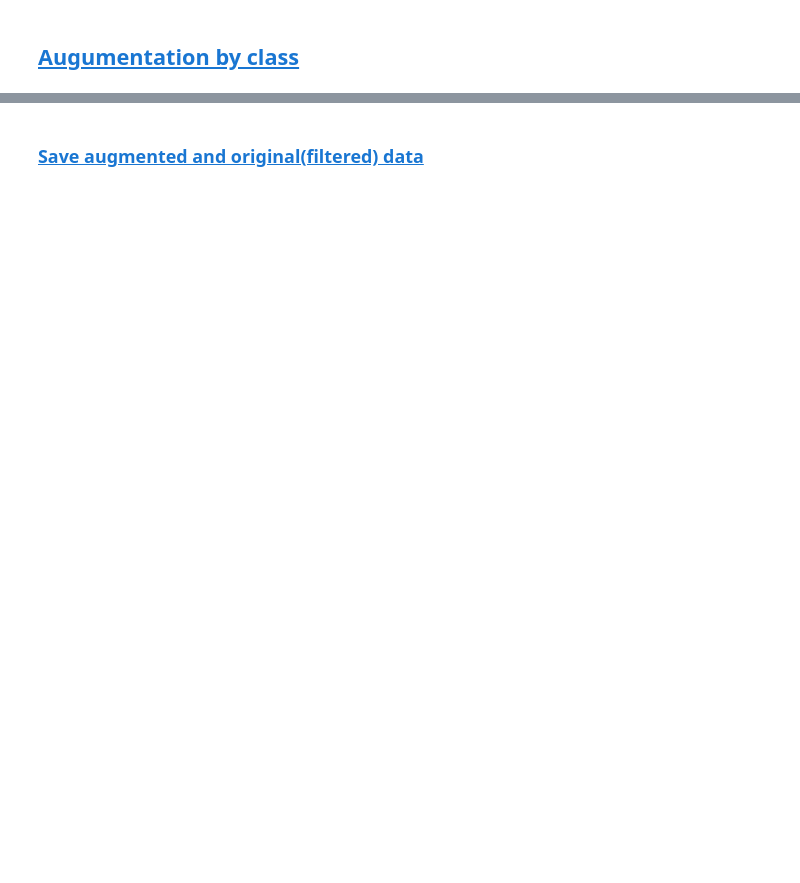
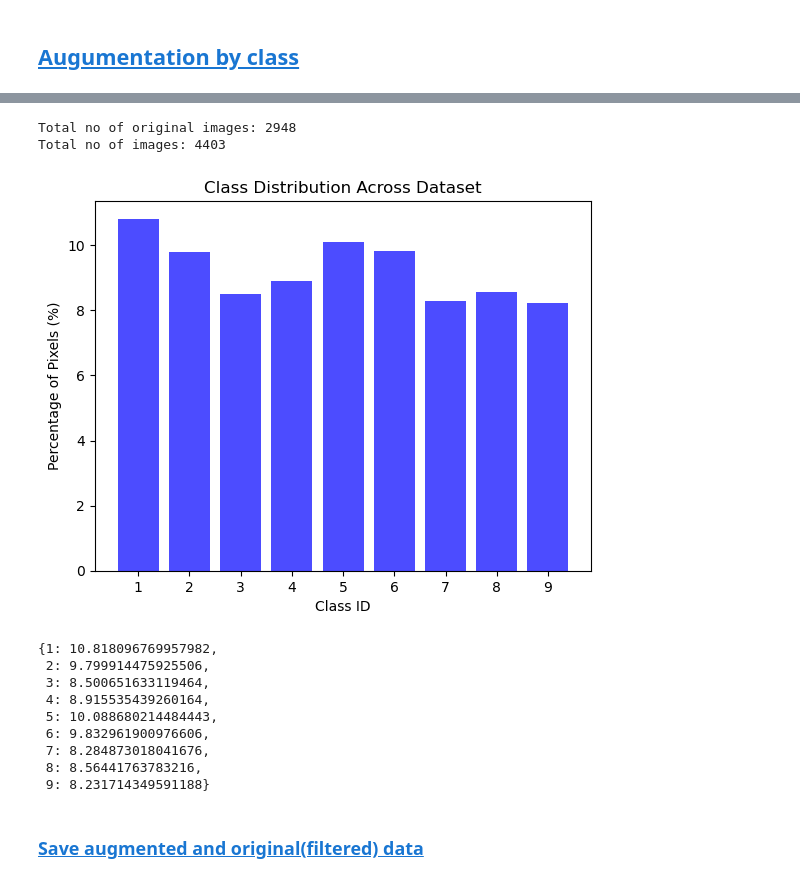
Before and after one commit to Suhaas0079/Farmland-Classification-using-Remote-Sensing, a Jupyter notebook: Notebooks/Data preprocessing - Train Data.ipynb, the cells around one changed output, grey strips where cells are left out. Drawn from its saved outputs; the diff is of its cells as text; code cells hidden in the pictures; blank space fills up the shorter version.

```diff
--- a/Notebooks/Data preprocessing - Train Data.ipynb
+++ b/Notebooks/Data preprocessing - Train Data.ipynb
@@ -735,12 +724,12 @@ def filter_class_based_data_patches(labels, data, threshold=0.75):
     """
 
     #Creating a dictionary for classifing the pathes into majority classes deceided by the threshold value
-    classified_data = {i:np.array([]) for i in CROP_IDS}
-    classified_labels = {i:np.array([]) for i in CROP_IDS}
+    classified_data = {i:[] for i in CROP_IDS}
+    classified_labels = {i:[] for i in CROP_IDS}
 
     #Adding a new patch which has no clear majority
-    classified_data[0] = np.array([])
-    classified_labels[0] = np.array([])
+    classified_data[0] = []
+    classified_labels[0] = []
 
     for i in range(labels.shape[0]):
         data_patch = data[i,...]
@@ -906,2 +894,35 @@ calculate_overall_class_distribution(final_gan_labels, False)
+# %%
+final_gan_data_without_minority_patches = np.empty((0, 64, 64, 4))
+final_gan_labels_without_minority_patches = np.empty((0, 64, 64))
+
+for i in range(1,10):
+    if len(classified_data[i])>0:
+        data = np.array(classified_data[i])
+        labels = np.array(classified_labels[i])
+
+        final_gan_data_without_minority_patches = np.concatenate((final_gan_data_without_minority_patches, data), axis=0)
+        final_gan_labels_without_minority_patches = np.concatenate((final_gan_labels_without_minority_patches, labels), axis=0)
+
+final_gan_data_without_minority_patches = np.concatenate((final_gan_data_without_minority_patches, augumented_data), axis=0)
+final_gan_labels_without_minority_patches = np.concatenate((final_gan_labels_without_minority_patches, agumenmted_labels), axis=0)
+
+print(f"Total no of original images: {filtered_data.shape[0]}")
+print(f"Total no of images: {final_gan_data_without_minority_patches.shape[0]}")
+# %% [output]
+Total no of original images: 2948
+Total no of images: 4403
+# %%
+calculate_overall_class_distribution(final_gan_labels_without_minority_patches, False)
+# %% [output]
+[figure, added]
+{1: 10.818096769957982,
+ 2: 9.799914475925506,
+ 3: 8.500651633119464,
+ 4: 8.915535439260164,
+ 5: 10.088680214484443,
+ 6: 9.832961900976606,
+ 7: 8.284873018041676,
+ 8: 8.56441763783216,
+ 9: 8.231714349591188}
 # %% [markdown]
 ### <a id='toc6_2_1_'></a>[Save augmented and original(filtered) data](#toc0_)
```
Also changed, not shown: parts of 28 cells of this notebook.
